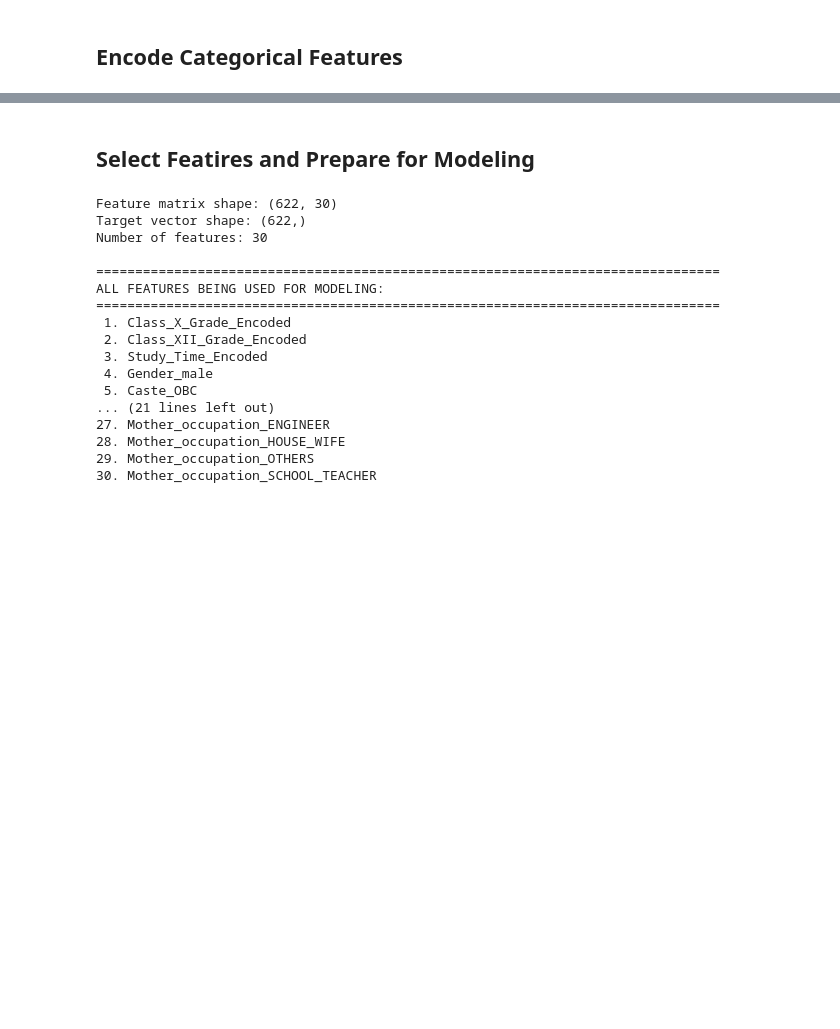
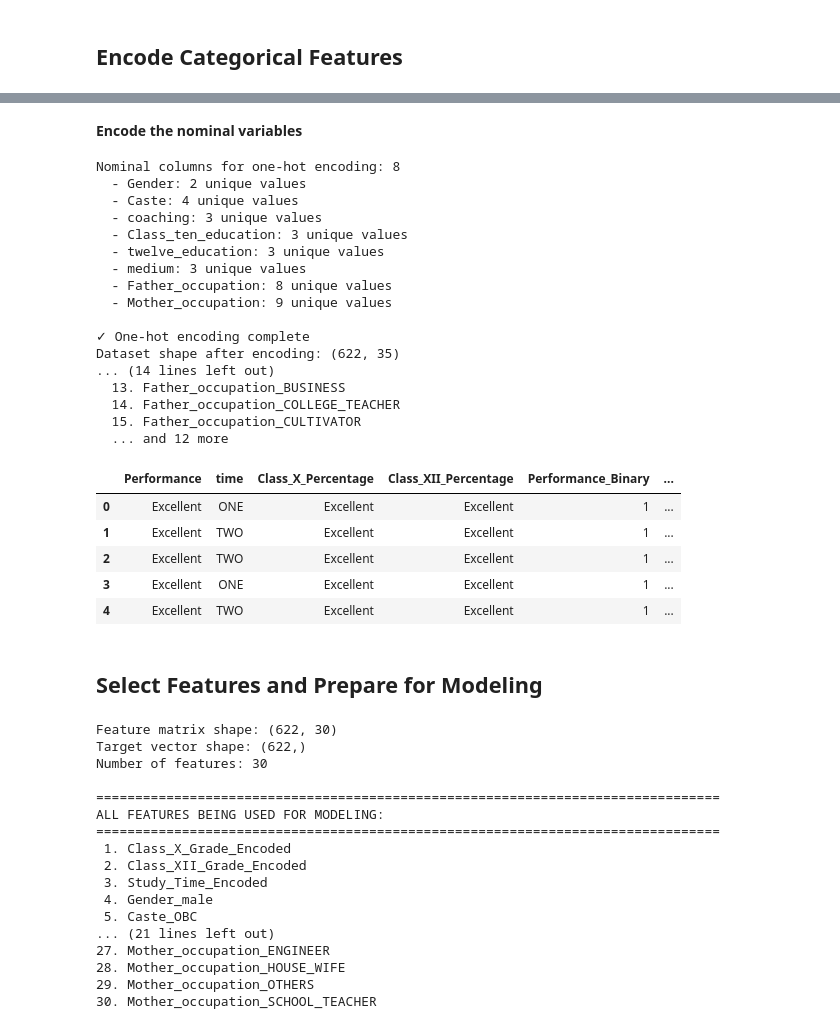
Before and after one commit to Lia1566/MLOps-Phase2, a Jupyter notebook: notebooks/02_data_preprocessing.ipynb, the cells around one changed output, grey strips where cells are left out. Cells and saved outputs as stored; diff of their text form; code cells hidden in the pictures; blank space fills up the shorter version.

```diff
--- a/notebooks/02_data_preprocessing.ipynb
+++ b/notebooks/02_data_preprocessing.ipynb
@@ -309,0 +252,5 @@ Nominal columns for one-hot encoding: 8
+# %%
+# Encode the ordinal values
+df_processed = misc.encode_ordinal_values(df_processed)
+
+df_processed.head()
@@ -310,5 +273,44 @@ Nominal columns for one-hot encoding: 8
+# %%
+# Define columns for one-hot encoding
+nominal_columns = ['Gender',
+                   'Caste',
+                   'coaching',
+                   'Class_ten_education',
+                   'twelve_education',
+                   'medium',
+                   'Father_occupation',
+                   'Mother_occupation']
+
+
+df_encoded = misc.encode_nominal_values(df_processed, nominal_columns)
+df_encoded.head()
+# %% [output]
+Encode the nominal variables
+Nominal columns for one-hot encoding: 8
+  - Gender: 2 unique values
+  - Caste: 4 unique values
+  - coaching: 3 unique values
+  - Class_ten_education: 3 unique values
+  - twelve_education: 3 unique values
+  - medium: 3 unique values
+  - Father_occupation: 8 unique values
+  - Mother_occupation: 9 unique values
+
+✓ One-hot encoding complete
+Dataset shape after encoding: (622, 35)
+... (14 lines left out)
+  13. Father_occupation_BUSINESS
+  14. Father_occupation_COLLEGE_TEACHER
+  15. Father_occupation_CULTIVATOR
+  ... and 12 more
+|  | Performance | time | Class_X_Percentage | Class_XII_Percentage | Performance_Binary | ... |
+| 0 | Excellent | ONE | Excellent | Excellent | 1 | ... |
+| 1 | Excellent | TWO | Excellent | Excellent | 1 | ... |
+| 2 | Excellent | TWO | Excellent | Excellent | 1 | ... |
+| 3 | Excellent | ONE | Excellent | Excellent | 1 | ... |
+| 4 | Excellent | TWO | Excellent | Excellent | 1 | ... |
 # %% [markdown]
-## Select Featires and Prepare for Modeling
+## Select Features and Prepare for Modeling
 # %%
 # Select features for modeling (exclude original categorical and target columns)
 feature_columns = [col for col in df_encoded.columns if col not in
```
Also changed, not shown: parts of 9 cells of this notebook, 1 other file.
